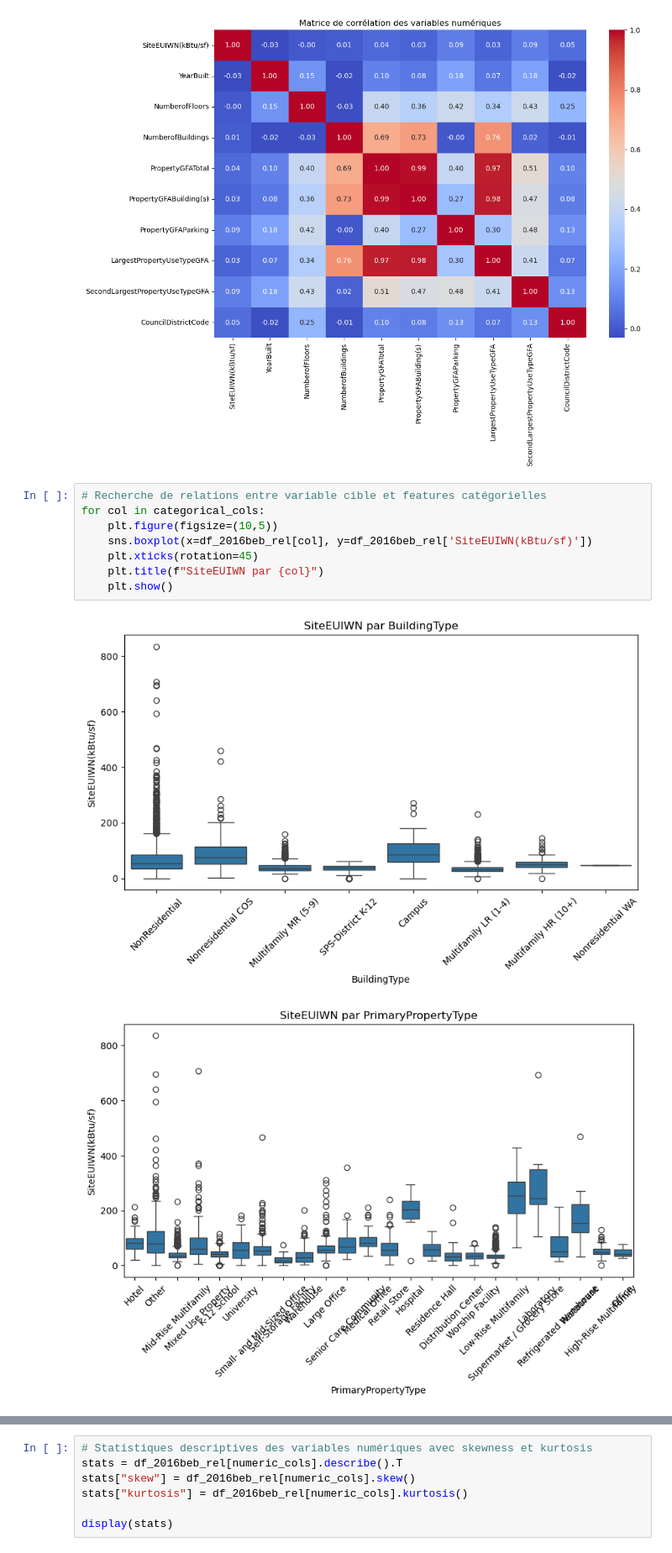
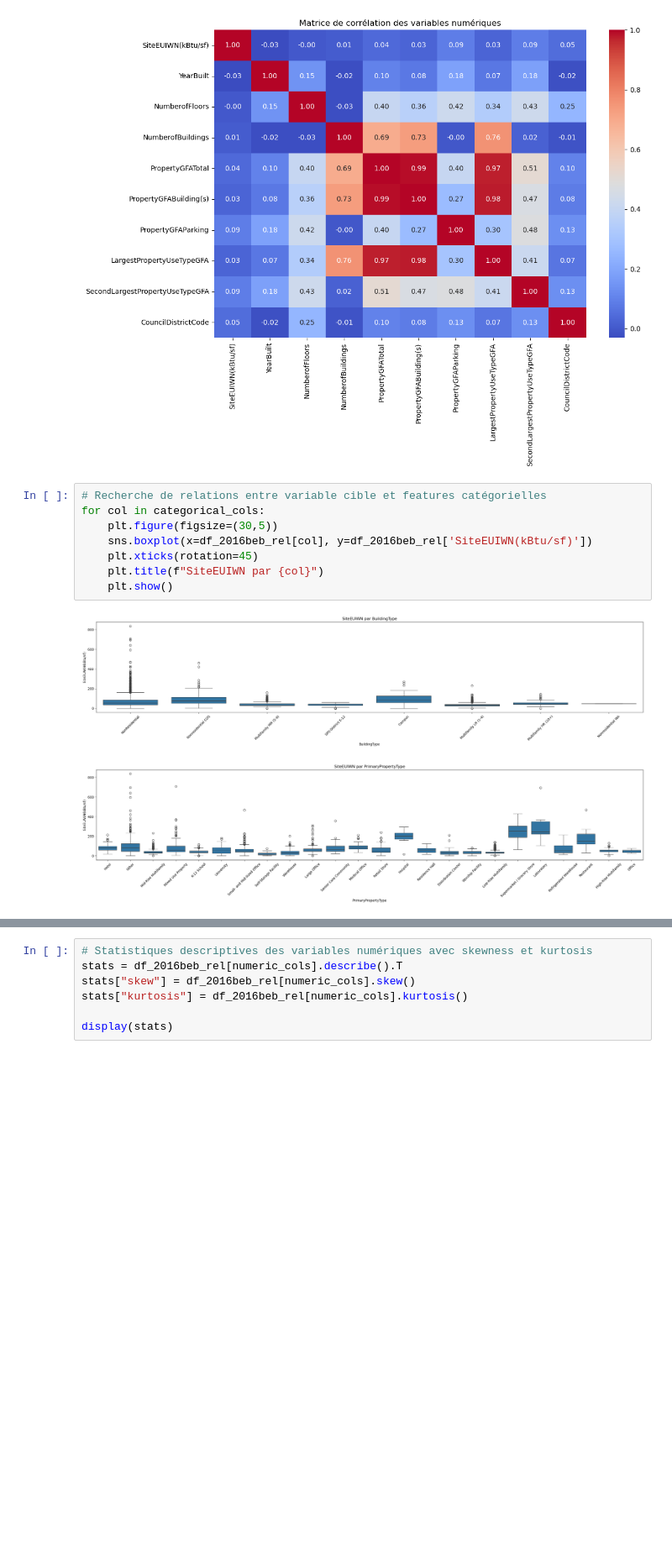
Before and after one commit to vikdevit/ai_engineer_projects, a Jupyter notebook: P03/notebooks/Khatcherian_Viken_p03_notebook.ipynb, the cells around one changed output, grey strips where cells are left out. Shown at 84% size. Cells and saved outputs as stored; diff of their text form; blank space fills up the shorter version.

```diff
--- a/P03/notebooks/Khatcherian_Viken_p03_notebook.ipynb
+++ b/P03/notebooks/Khatcherian_Viken_p03_notebook.ipynb
@@ -373,11 +373,11 @@ plt.show()
 # %%
 # Recherche de relations entre variable cible et features catégorielles
 for col in categorical_cols:
-    plt.figure(figsize=(10,5))
+    plt.figure(figsize=(30,5))
     sns.boxplot(x=df_2016beb_rel[col], y=df_2016beb_rel['SiteEUIWN(kBtu/sf)'])
     plt.xticks(rotation=45)
     plt.title(f"SiteEUIWN par {col}")
     plt.show()
 # %% [output]
-[figure, old version]
+[figure, new version]
-[figure, old version]
+[figure, new version]
```
Also changed, not shown: parts of 38 cells of this notebook.
